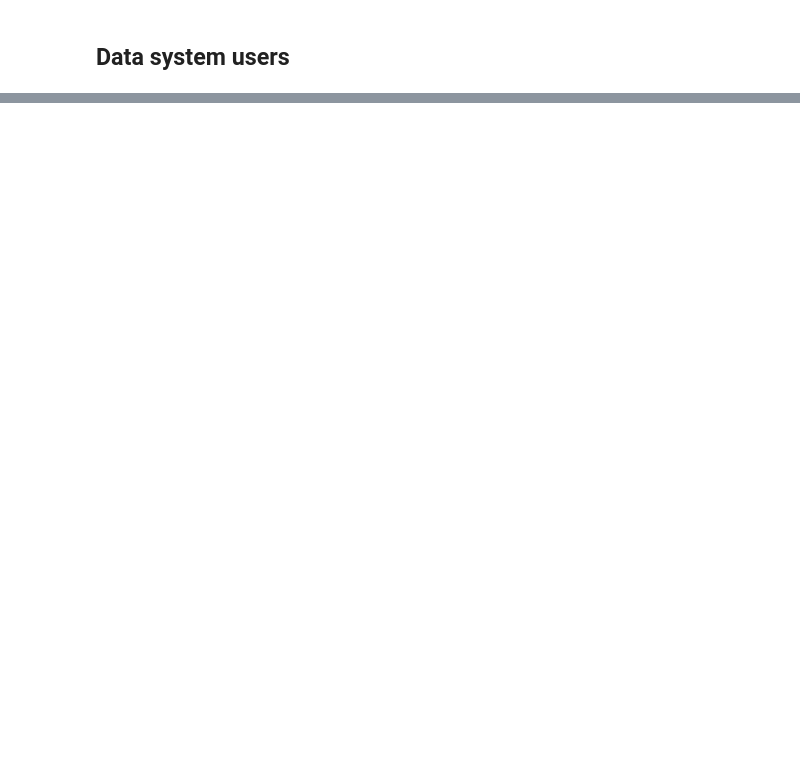
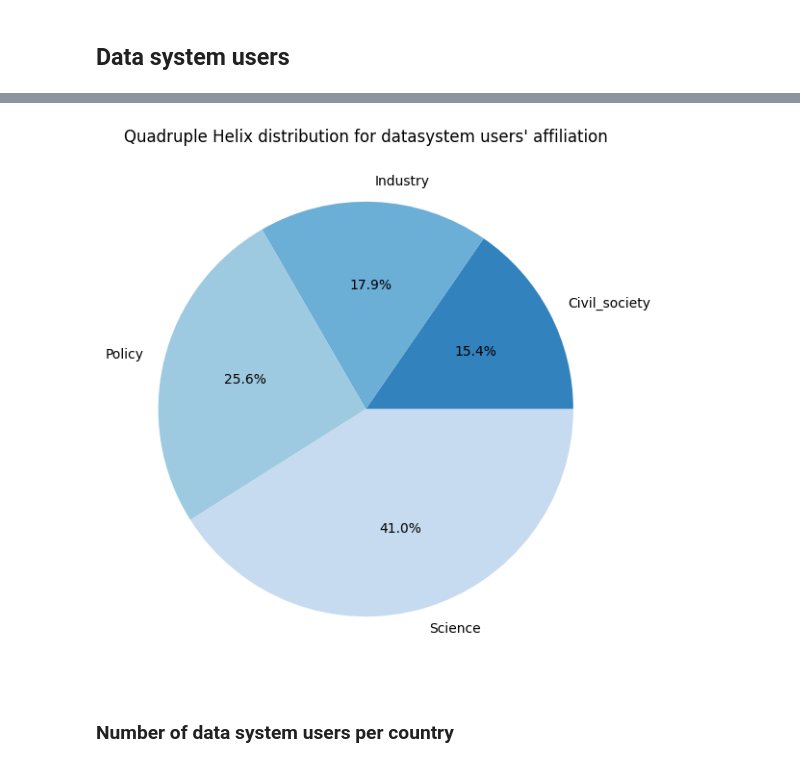
Before and after one commit to lifewatch/user-analysis-2023, a Jupyter notebook: notebooks/2_user_datasystem_stats.ipynb, the cells around one changed output, grey strips where cells are left out. Saved outputs shown, nothing was run; the diff lists cells and outputs as text; code cells hidden in the pictures; blank space fills up the shorter version.

```diff
--- a/notebooks/2_user_datasystem_stats.ipynb
+++ b/notebooks/2_user_datasystem_stats.ipynb
@@ -135,0 +53,9 @@ dsusers_per_country_fig = datasys_users['code_3'].value_counts().plot.barh(title
+# %%
+datasys_users_qh = datasys_users.groupby(['qh']).nunique()
+datasys_users_qh = datasys_users_qh.rename(index={
+    'http://lifewatch.org/ns/Civil_society': 'Civil_society',
+    'http://lifewatch.org/ns/Industry': 'Industry',
+    'http://lifewatch.org/ns/Policy': 'Policy',
+    'http://lifewatch.org/ns/Science': 'Science'})
+
+datasys_users_qh[['datasyst_user', 'affiliation_id']].rename(columns={'datasyst_user':'User count', 'affiliation_id':'User affiliation count'}).transpose()
@@ -135,0 +77,13 @@ dsusers_per_country_fig = datasys_users['code_3'].value_counts().plot.barh(title
+# %%
+# Graph
+cmap = plt.get_cmap("tab20c")
+colors = cmap(np.arange(4))
+pie_qh_user = datasys_users_qh.plot(kind='pie', y='affiliation_id', figsize=(7, 7), autopct='%1.1f%%', colors=colors, legend=False)
+
+pie_qh_user.set_title("Quadruple Helix distribution for datasystem users' affiliation")
+pie_qh_user.set_ylabel('')
+plt.show()
+# %% [output]
+[figure, added]
+# %% [markdown]
+### Number of data system users per country
```
Also changed, not shown: parts of 23 cells of this notebook, 2 other files.
